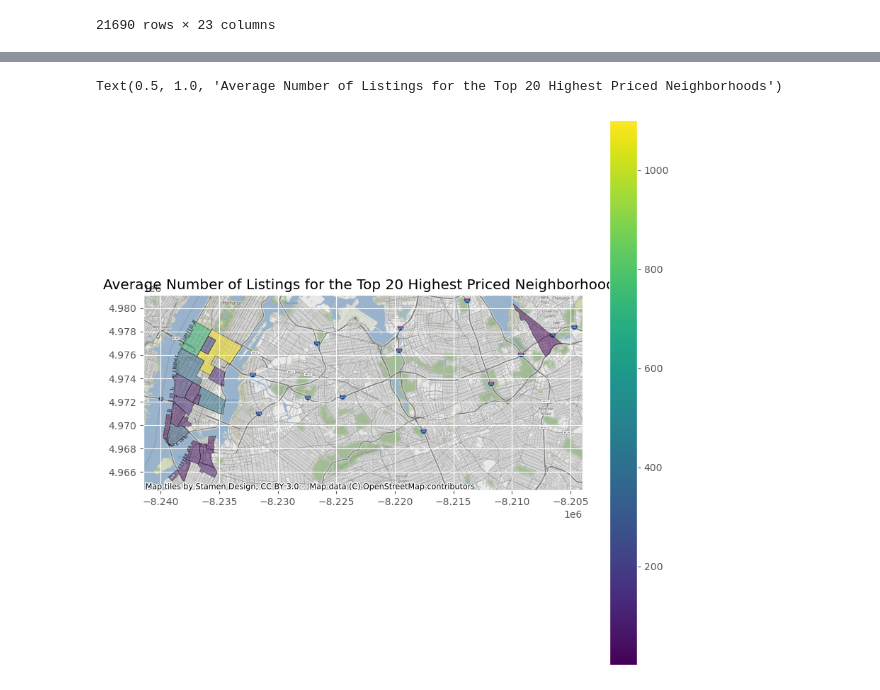
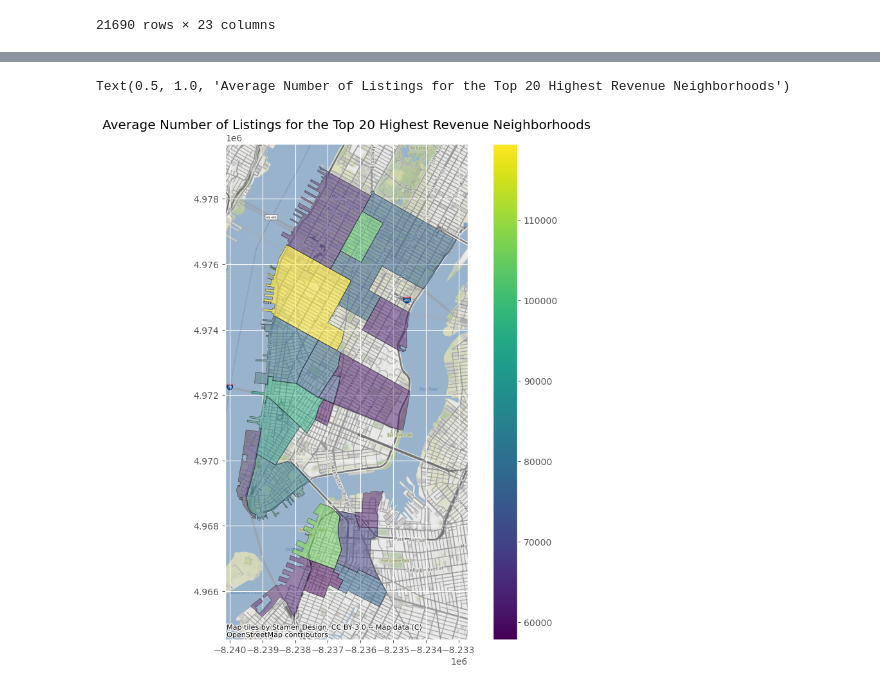
Before and after one commit to liu-roger/data_visualization_project, a Jupyter notebook: visualizations/nyc_geoplot_top_20_annual_revenue.ipynb, the cells around one changed output, grey strips where cells are left out. Drawn from its saved outputs; the diff is of its cells as text; code cells hidden in the pictures.

Commit message:
formatted sns plots

```diff
--- a/visualizations/nyc_geoplot_top_20_annual_revenue.ipynb
+++ b/visualizations/nyc_geoplot_top_20_annual_revenue.ipynb
@@ -71,6 +71,10 @@ neighborhood_counts.rename(columns={'id':'neighborhood_count'}, inplace=True)
 neighborhood_means = df.groupby('neighbourhood').mean()
 neighborhood_means = neighborhood_means[['latitude','longitude','price','annual_revenue']]
 neighborhood_means_and_counts = pd.merge(neighborhood_counts,neighborhood_means, on='neighbourhood')
+
+neighborhood_means_and_counts = neighborhood_means_and_counts[neighborhood_means_and_counts['neighborhood_count']>10]
+
+
 top_20_neighborhood_counts = neighborhood_means_and_counts.sort_values(by='neighborhood_count',ascending=False).head(20)
 top_20_prices = neighborhood_means_and_counts.sort_values(by='price',ascending=False).head(20)
 top_20_annual_revenue = neighborhood_means_and_counts.sort_values(by='annual_revenue',ascending=False).head(20)
@@ -111,9 +134,9 @@ nyc_map_top_20_neighborhood_counts.to_crs(epsg=3857, inplace=True)
 nyc_map_top_20_prices.to_crs(epsg=3857, inplace=True)
 nyc_map_top_20_annual_revenue.to_crs(epsg=3857, inplace=True)
 # %%
-ax=nyc_map_top_20_annual_revenue.plot('neighborhood_count',figsize=(10, 10), alpha=0.5, edgecolor='k', legend=True)
+ax=nyc_map_top_20_annual_revenue.plot('annual_revenue',figsize=(10, 10), alpha=0.5, edgecolor='k', legend=True)
 cx.add_basemap(ax)
-plt.title('Average Number of Listings for the Top 20 Highest Priced Neighborhoods')
+plt.title('Average Number of Listings for the Top 20 Highest Revenue Neighborhoods')
 # %% [output]
-Text(0.5, 1.0, 'Average Number of Listings for the Top 20 Highest Priced Neighborhoods')
+Text(0.5, 1.0, 'Average Number of Listings for the Top 20 Highest Revenue Neighborhoods')
-[figure, old version]
+[figure, new version]
```
Also changed, not shown: parts of 9 cells of this notebook, 7 other files.
